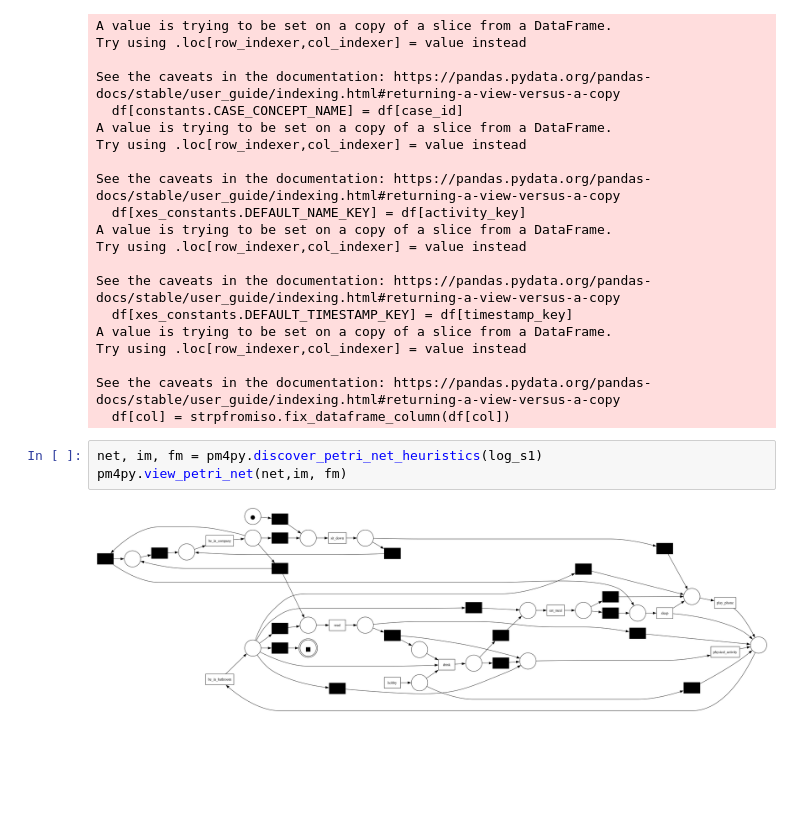
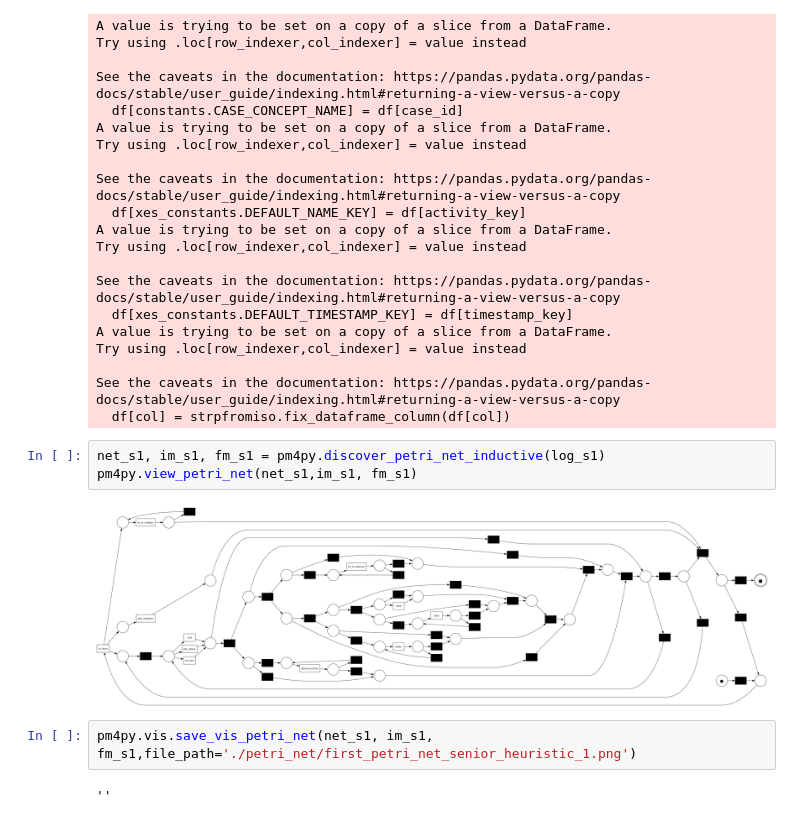
Before and after one commit to VitoNicolaLosavio/ProcessMiningProject, a Jupyter notebook: ProcessMiningProject.ipynb, the cells around one changed output. Cells and saved outputs as stored; diff of their text form; blank space fills up the shorter version.

```diff
--- a/ProcessMiningProject.ipynb
+++ b/ProcessMiningProject.ipynb
@@ -181,8 +187,12 @@ Try using .loc[row_indexer,col_indexer] = value instead
 
 See the caveats in the documentation: https://pandas.pydata.org/pandas-docs/stable/user_guide/indexing.html#returning-a-view-versus-a-copy
   df[col] = strpfromiso.fix_dataframe_column(df[col])
-# %%
-net, im, fm = pm4py.discover_petri_net_heuristics(log_s1)
-pm4py.view_petri_net(net,im, fm)
-# %% [output]
-[figure, removed]
+# %%
+net_s1, im_s1, fm_s1 = pm4py.discover_petri_net_inductive(log_s1)
+pm4py.view_petri_net(net_s1,im_s1, fm_s1)
+# %% [output]
+[figure, added]
+# %%
+pm4py.vis.save_vis_petri_net(net_s1, im_s1, fm_s1,file_path='./petri_net/first_petri_net_senior_heuristic_1.png')
+# %% [output]
+''
```
Also changed, not shown: parts of 8 cells of this notebook, 4 other files.
